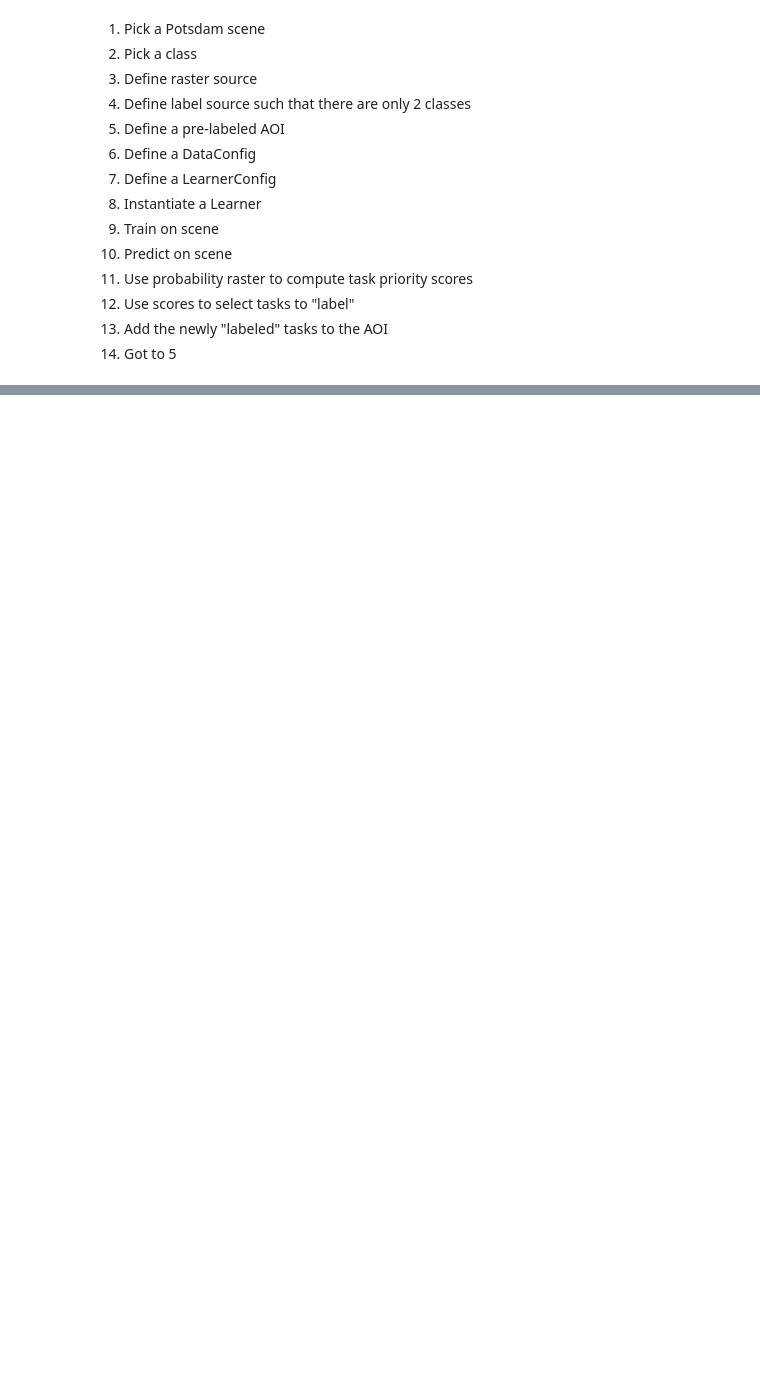
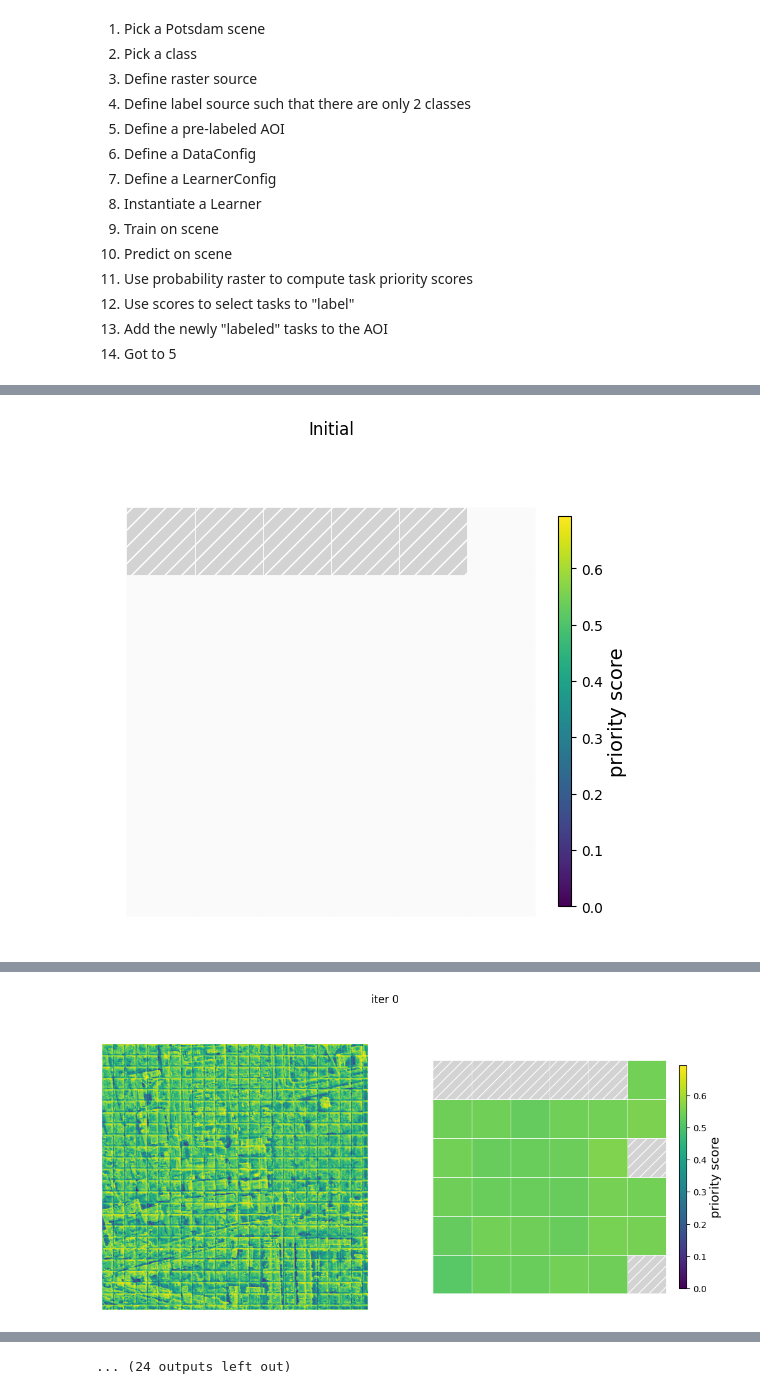
Before and after one commit to azavea/foss4g-2022-hitl-groundwork-rastervision, a Jupyter notebook: notebooks/al_experiments.ipynb, the cells around one changed output, grey strips where cells are left out. Cells and saved outputs as stored; diff of their text form; code cells hidden in the pictures; blank space fills up the shorter version.

Commit message:
get AL loop working

```diff
--- a/notebooks/al_experiments.ipynb
+++ b/notebooks/al_experiments.ipynb
@@ -108,5 +246,0 @@ def train(scene: Scene) -> SemanticSegmentationLearner:
-# %%
-def predict(learner: SemanticSegmentationLearner,
-            scene: Scene,
-            output_dir: str) -> None:
-    pass
@@ -136,10 +397,24 @@ def al_loop(niters: int,
             class_config: ClassConfig,
             img_info: dict,
             task_grid: gpd.GeoDataFrame,
-            ntasks_per_iter: int) -> None:
+            labels_uri: str,
+            ntasks_per_iter: int,
+            output_dir: str,
+            train_kw: dict = {},
+            predict_kw: dict = {}) -> None:
+    plot_dir = join(output_dir, 'viz')
+    makedirs(plot_dir)
+    plot_task_grid(task_grid, title=f'Initial', save_dir=plot_dir)
     for i in range(niters):
+        iter_dir = join(output_dir, f'iter-{i}')
+        task_grid, labels = al_step(iter_num=i,
+                                    class_config=class_config,
+                                    img_info=img_info,
+                                    labels_uri=labels_uri,
+                                    task_grid=task_grid,
+                                    output_dir=iter_dir,
+                                    train_kw=train_kw,
+                                    predict_kw=predict_kw)
         labels_uri, task_grid = label_tasks(task_grid, n=ntasks_per_iter)
-        task_grid = al_step(iter_num=i,
-                            img_info=img_info,
-                            labels_uri=labels_uri,
-                            task_grid=task_grid)
+        plot_task_grid(task_grid, labels=labels, title=f'iter {i}', save_dir=plot_dir)
+    return task_grid
@@ -146,10 +423,16 @@ def al_loop(niters: int,
 # %%
-img_info = get_img_info('')
-task_grid = get_task_grid('')
+img_info = make_fake_img_info('')
+task_grid = make_fake_task_grid(img_info, task_size=1024, nlabeled=5)
 
-al_loop(
-    niters=1,
-    class_config=class_config,
+out_task_grid = al_loop(
+    niters=5,
+    class_config=ClassConfig(names=['bg', 'fg'], null_class='bg'),
     img_info=img_info,
     task_grid=task_grid,
-    ntasks_per_iter=1)
+    labels_uri='',
+    ntasks_per_iter=2,
+    output_dir='test-run-1',
+    train_kw=dict(num_epochs=5, img_sz=256),
+    predict_kw=dict(chip_sz=256, stride=256))
+# %% [output]
+[figure, added]
@@ -155,0 +461 @@ al_loop(
+[figure, added]
@@ -155,0 +478 @@ al_loop(
+... (24 outputs left out)
```
Also changed, not shown: parts of 21 cells of this notebook.
